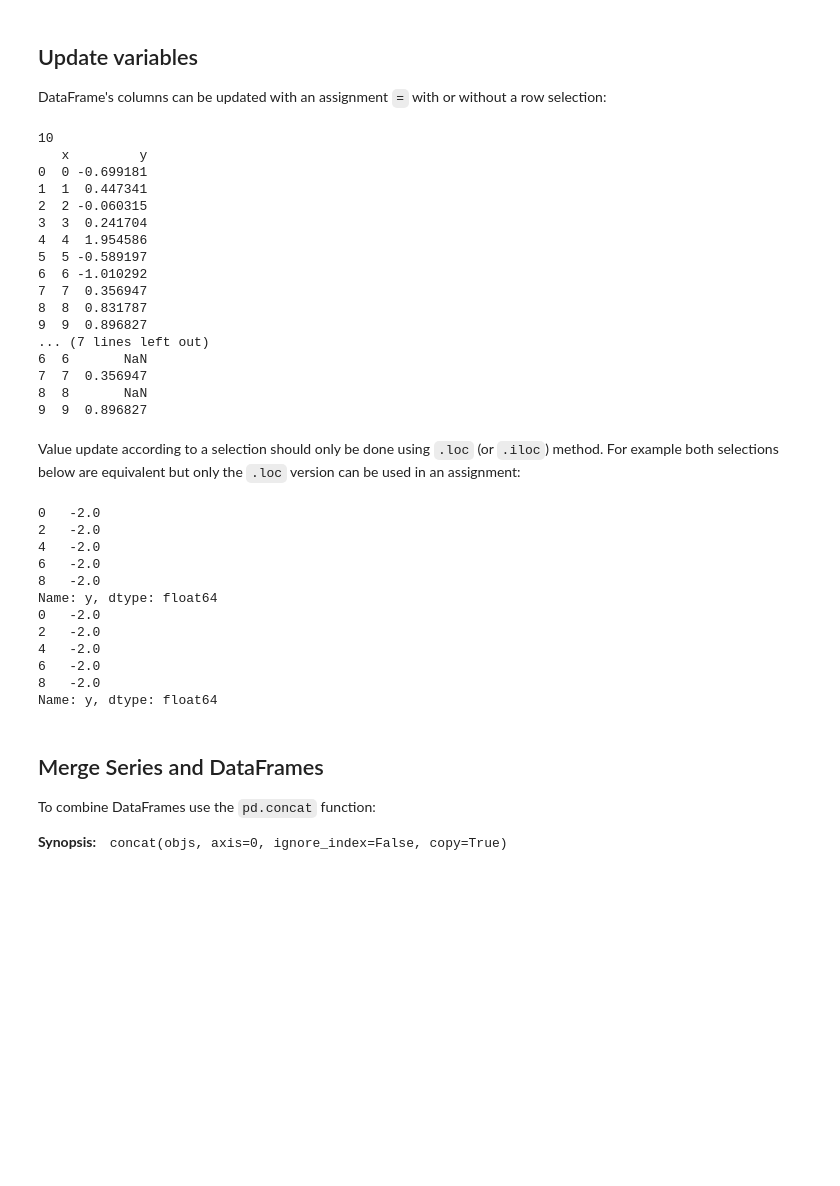
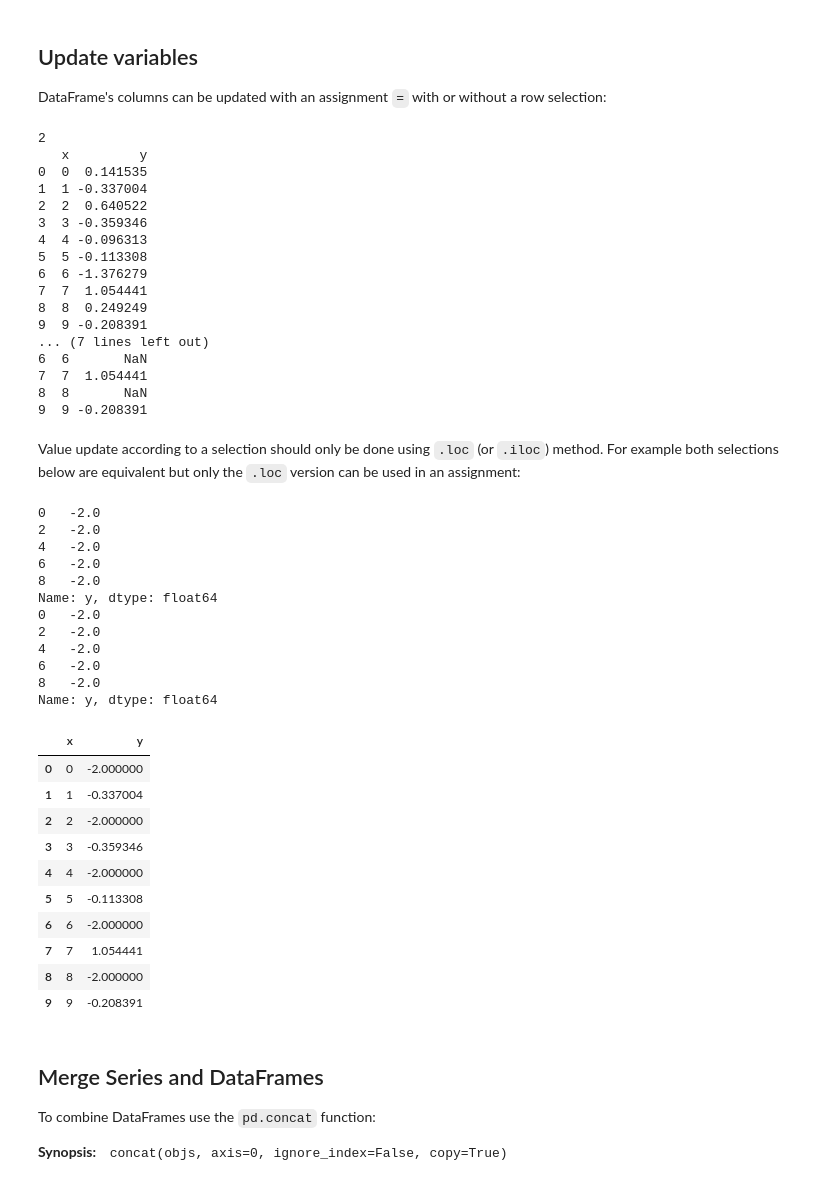
Before and after one commit to infinityjay/EfDS, a Jupyter notebook: 07_pd/pd.ipynb, the cells around one changed output. Saved outputs shown, nothing was run; the diff lists cells and outputs as text; code cells hidden in the pictures; blank space fills up the shorter version.

```diff
--- a/07_pd/pd.ipynb
+++ b/07_pd/pd.ipynb
@@ -343,52 +343,65 @@ numpy.float64
 DataFrame's columns can be updated with an assignment `=` with or without a row selection:
 # %%
 df = pd.DataFrame({'x': rng.standard_normal(10), 'y': rng.standard_normal(10)})
-print(df.shape[0])
+df.shape
+print(df.shape[1])
 df.x=range(df.shape[0])            # variable size and the size of the new values must match.
 print(df)
 df.loc[(df.x % 2 ==0),'y'] = None  # set y values to NaN where x is an even value
 print(df)
 # %% [output]
-10
+2
    x         y
-0  0 -0.699181
-1  1  0.447341
-2  2 -0.060315
-3  3  0.241704
-4  4  1.954586
-5  5 -0.589197
-6  6 -1.010292
-7  7  0.356947
-8  8  0.831787
-9  9  0.896827
+0  0  0.141535
+1  1 -0.337004
+2  2  0.640522
+3  3 -0.359346
+4  4 -0.096313
+5  5 -0.113308
+6  6 -1.376279
+7  7  1.054441
+8  8  0.249249
+9  9 -0.208391
 ... (7 lines left out)
 6  6       NaN
-7  7  0.356947
+7  7  1.054441
 8  8       NaN
-9  9  0.896827
+9  9 -0.208391
 # %% [markdown]
 Value update according to a selection should only be done using `.loc` (or `.iloc`) method. For example both selections below are equivalent but only the `.loc` version can be used in an assignment:
 # %%
 s1 = df[0::2]['y']      # selection with composition (aka chained)
 print(s1)
 s2 = df.loc[0::2, 'y']  # selection with loc
 print(s2)
 s1.equals(s2)           # s1 == s2
 # df[0::2]['y'] = -2      # warning
 df.loc[0::2, 'y'] = -2  # valid
+df
 # %% [output]
 0   -2.0
 2   -2.0
 4   -2.0
 6   -2.0
 8   -2.0
 Name: y, dtype: float64
 0   -2.0
 2   -2.0
 4   -2.0
 6   -2.0
 8   -2.0
 Name: y, dtype: float64
+|  | x | y |
+| 0 | 0 | -2.000000 |
+| 1 | 1 | -0.337004 |
+| 2 | 2 | -2.000000 |
+| 3 | 3 | -0.359346 |
+| 4 | 4 | -2.000000 |
+| 5 | 5 | -0.113308 |
+| 6 | 6 | -2.000000 |
+| 7 | 7 | 1.054441 |
+| 8 | 8 | -2.000000 |
+| 9 | 9 | -0.208391 |
 # %% [markdown]
 ## Merge Series and DataFrames
 
```
Also changed, not shown: parts of 14 cells of this notebook, 2 other files.
